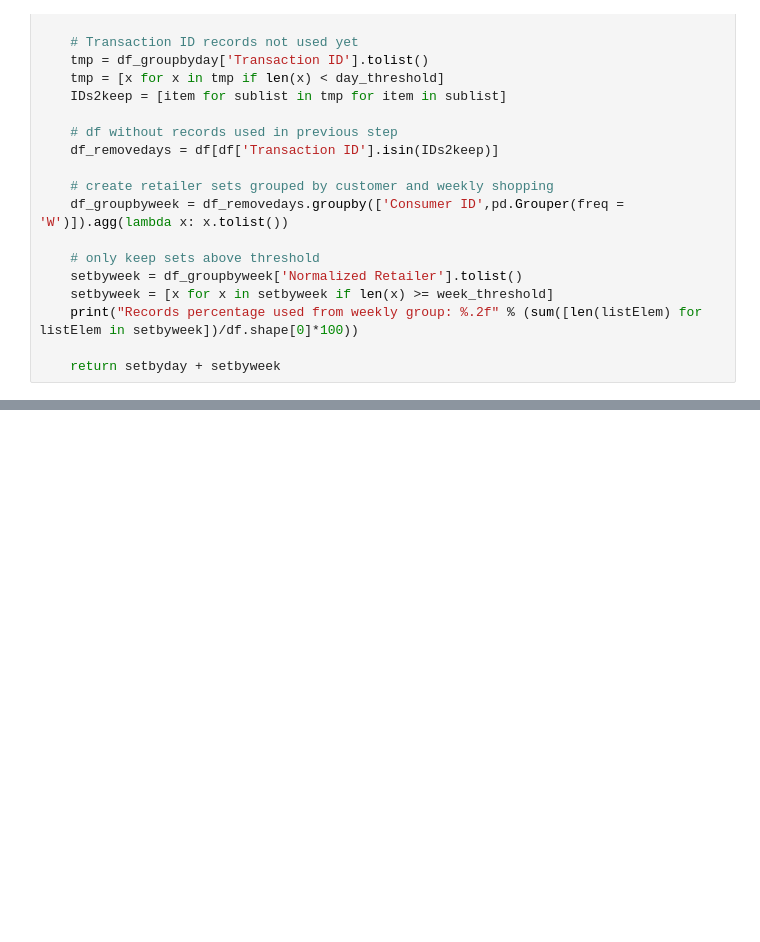
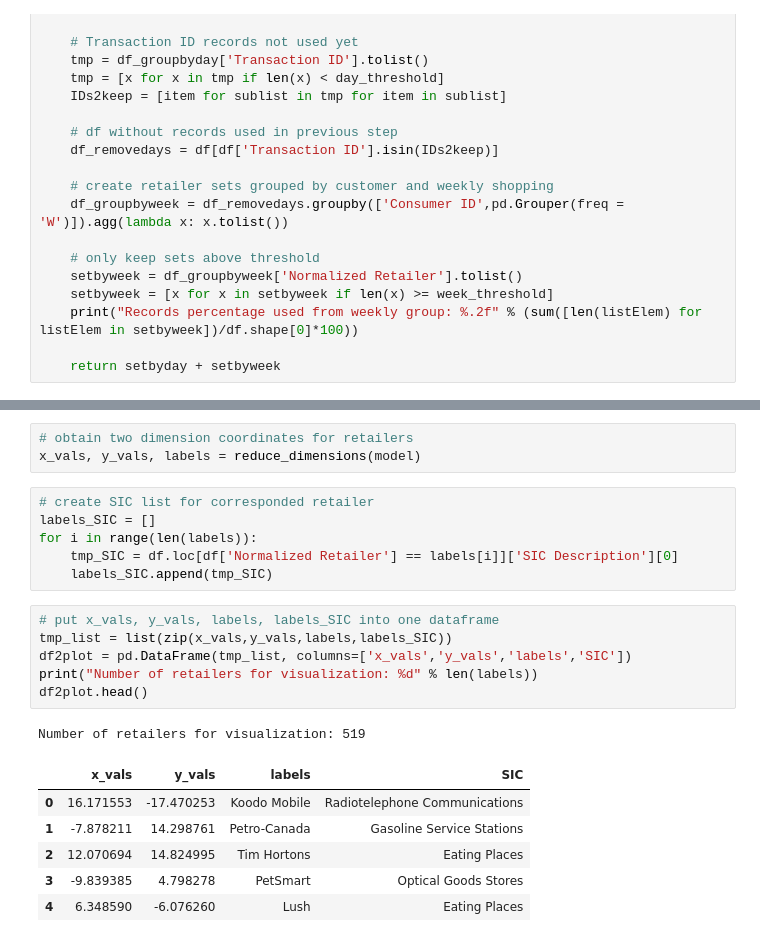
Before and after one commit to rui-zhang-ocean/Predict_Transactions, a Jupyter notebook: item2vec_test.ipynb, the cells around one changed output, grey strips where cells are left out. Cells and saved outputs as stored; diff of their text form; blank space fills up the shorter version.

```diff
--- a/item2vec_test.ipynb
+++ b/item2vec_test.ipynb
@@ -185,3 +200,26 @@ def plot_with_matplotlib(x_vals, y_vals, labels):
     selected_indices = random.sample(indices, 25)
     for i in selected_indices:
         plt.annotate(labels[i], (x_vals[i], y_vals[i]))
+# %%
+# obtain two dimension coordinates for retailers
+x_vals, y_vals, labels = reduce_dimensions(model)
+# %%
+# create SIC list for corresponded retailer
+labels_SIC = []
+for i in range(len(labels)):
+    tmp_SIC = df.loc[df['Normalized Retailer'] == labels[i]]['SIC Description'][0]
+    labels_SIC.append(tmp_SIC)
+# %%
+# put x_vals, y_vals, labels, labels_SIC into one dataframe
+tmp_list = list(zip(x_vals,y_vals,labels,labels_SIC))
+df2plot = pd.DataFrame(tmp_list, columns=['x_vals','y_vals','labels','SIC'])
+print("Number of retailers for visualization: %d" % len(labels))
+df2plot.head()
+# %% [output]
+Number of retailers for visualization: 519
+|  | x_vals | y_vals | labels | SIC |
+| 0 | 16.171553 | -17.470253 | Koodo Mobile | Radiotelephone Communications |
+| 1 | -7.878211 | 14.298761 | Petro-Canada | Gasoline Service Stations |
+| 2 | 12.070694 | 14.824995 | Tim Hortons | Eating Places |
+| 3 | -9.839385 | 4.798278 | PetSmart | Optical Goods Stores |
+| 4 | 6.348590 | -6.076260 | Lush | Eating Places |
```
Also changed, not shown: parts of 12 cells of this notebook.
